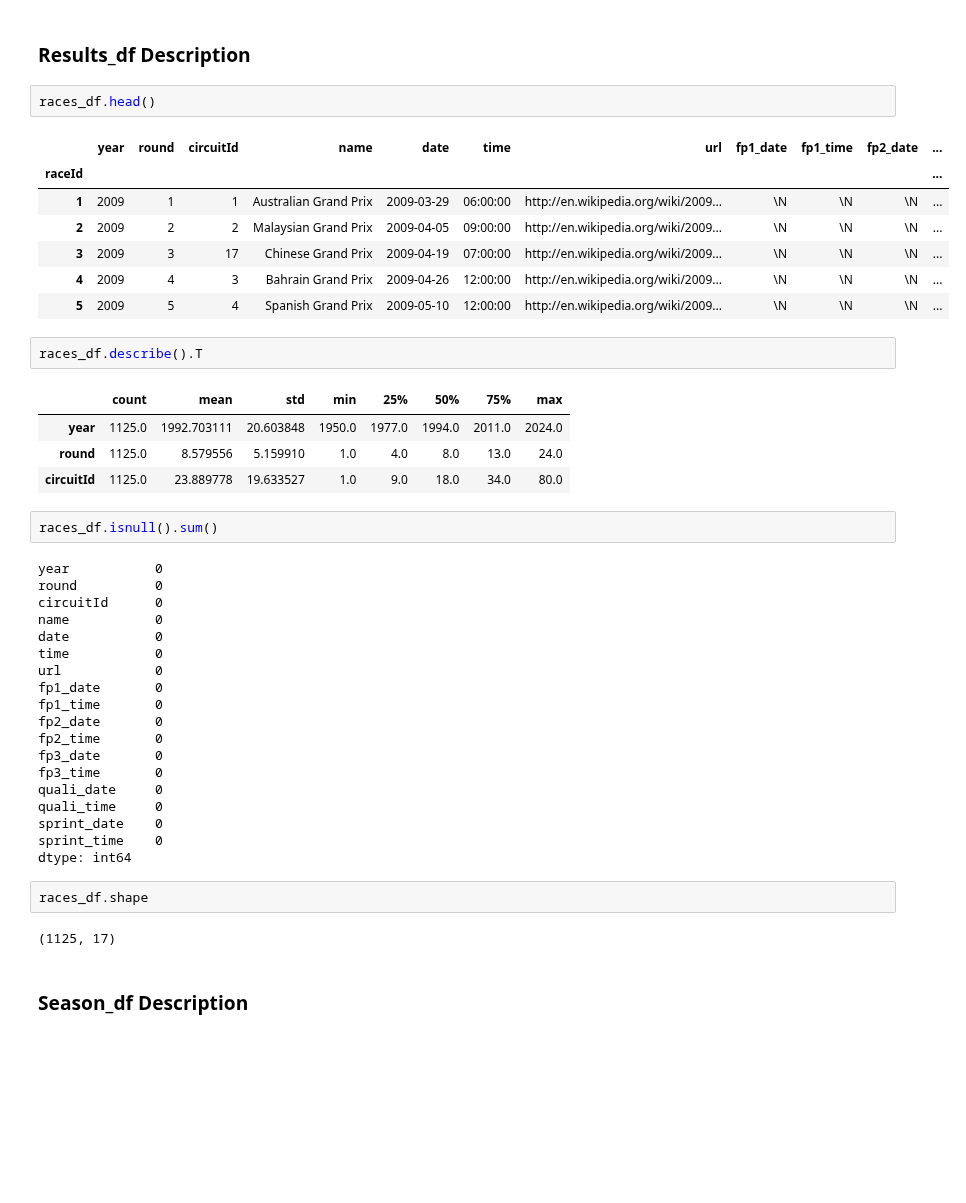
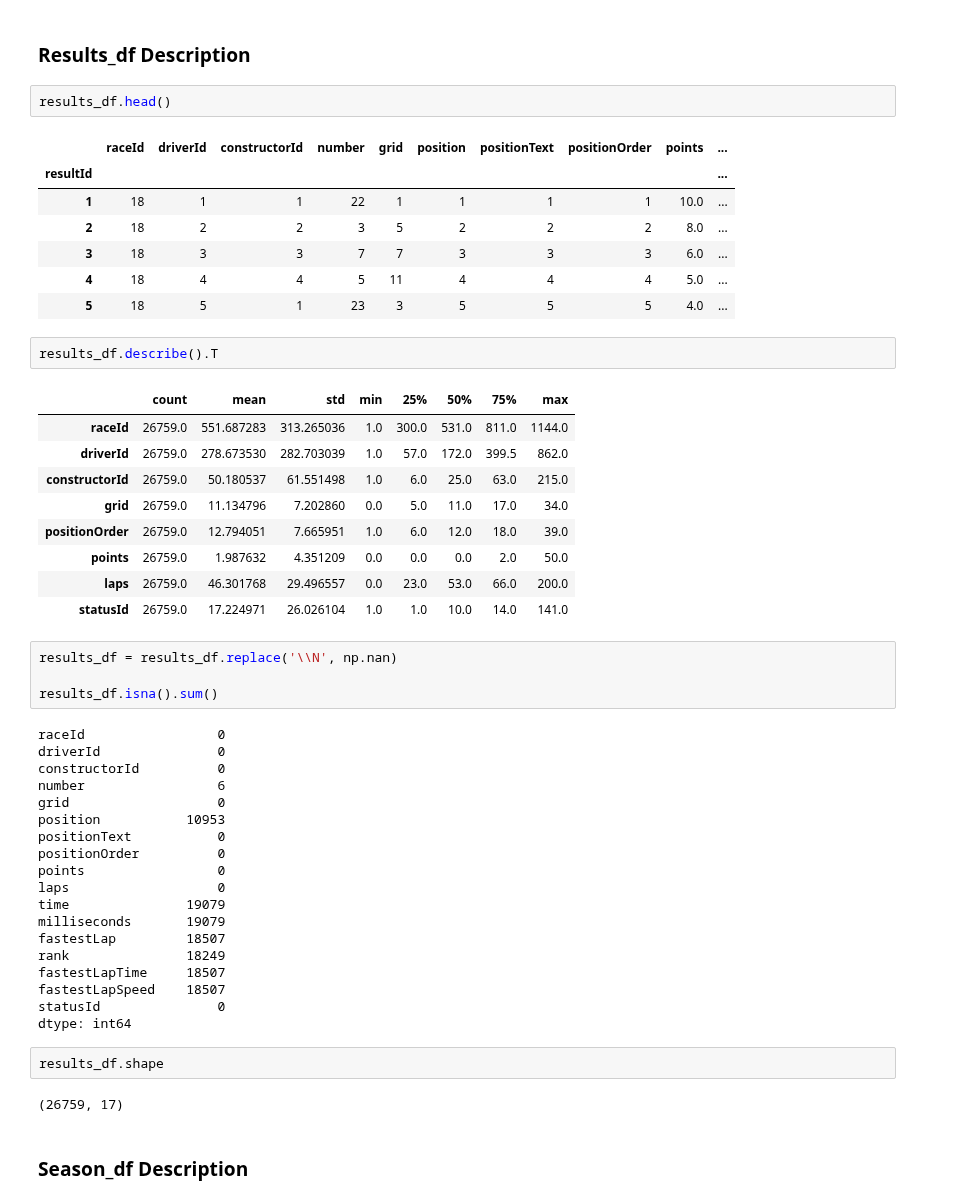
Before and after one commit to yesh-045/Data_Premier_League, a Jupyter notebook: notebooks/EDA.ipynb, the cells around one changed output. Saved outputs shown, nothing was run; the diff lists cells and outputs as text; blank space fills up the shorter version.

```diff
--- a/notebooks/EDA.ipynb
+++ b/notebooks/EDA.ipynb
@@ -193,47 +195,54 @@ races_df.shape
 # %% [markdown]
 ### Results_df Description
 # %%
-races_df.head()
+results_df.head()
 # %% [output]
-|  | year | round | circuitId | name | date | time | url | fp1_date | fp1_time | fp2_date | ... |
-| raceId |  |  |  |  |  |  |  |  |  |  | ... |
-| 1 | 2009 | 1 | 1 | Australian Grand Prix | 2009-03-29 | 06:00:00 | http://en.wikipedia.org/wiki/2009... | \N | \N | \N | ... |
-| 2 | 2009 | 2 | 2 | Malaysian Grand Prix | 2009-04-05 | 09:00:00 | http://en.wikipedia.org/wiki/2009... | \N | \N | \N | ... |
-| 3 | 2009 | 3 | 17 | Chinese Grand Prix | 2009-04-19 | 07:00:00 | http://en.wikipedia.org/wiki/2009... | \N | \N | \N | ... |
-| 4 | 2009 | 4 | 3 | Bahrain Grand Prix | 2009-04-26 | 12:00:00 | http://en.wikipedia.org/wiki/2009... | \N | \N | \N | ... |
-| 5 | 2009 | 5 | 4 | Spanish Grand Prix | 2009-05-10 | 12:00:00 | http://en.wikipedia.org/wiki/2009... | \N | \N | \N | ... |
+|  | raceId | driverId | constructorId | number | grid | position | positionText | positionOrder | points | ... |
+| resultId |  |  |  |  |  |  |  |  |  | ... |
+| 1 | 18 | 1 | 1 | 22 | 1 | 1 | 1 | 1 | 10.0 | ... |
+| 2 | 18 | 2 | 2 | 3 | 5 | 2 | 2 | 2 | 8.0 | ... |
+| 3 | 18 | 3 | 3 | 7 | 7 | 3 | 3 | 3 | 6.0 | ... |
+| 4 | 18 | 4 | 4 | 5 | 11 | 4 | 4 | 4 | 5.0 | ... |
+| 5 | 18 | 5 | 1 | 23 | 3 | 5 | 5 | 5 | 4.0 | ... |
 # %%
-races_df.describe().T
+results_df.describe().T
 # %% [output]
 |  | count | mean | std | min | 25% | 50% | 75% | max |
-| year | 1125.0 | 1992.703111 | 20.603848 | 1950.0 | 1977.0 | 1994.0 | 2011.0 | 2024.0 |
-| round | 1125.0 | 8.579556 | 5.159910 | 1.0 | 4.0 | 8.0 | 13.0 | 24.0 |
-| circuitId | 1125.0 | 23.889778 | 19.633527 | 1.0 | 9.0 | 18.0 | 34.0 | 80.0 |
+| raceId | 26759.0 | 551.687283 | 313.265036 | 1.0 | 300.0 | 531.0 | 811.0 | 1144.0 |
+| driverId | 26759.0 | 278.673530 | 282.703039 | 1.0 | 57.0 | 172.0 | 399.5 | 862.0 |
+| constructorId | 26759.0 | 50.180537 | 61.551498 | 1.0 | 6.0 | 25.0 | 63.0 | 215.0 |
+| grid | 26759.0 | 11.134796 | 7.202860 | 0.0 | 5.0 | 11.0 | 17.0 | 34.0 |
+| positionOrder | 26759.0 | 12.794051 | 7.665951 | 1.0 | 6.0 | 12.0 | 18.0 | 39.0 |
+| points | 26759.0 | 1.987632 | 4.351209 | 0.0 | 0.0 | 0.0 | 2.0 | 50.0 |
+| laps | 26759.0 | 46.301768 | 29.496557 | 0.0 | 23.0 | 53.0 | 66.0 | 200.0 |
+| statusId | 26759.0 | 17.224971 | 26.026104 | 1.0 | 1.0 | 10.0 | 14.0 | 141.0 |
-# %%
-races_df.isnull().sum()
-# %% [output]
-year           0
-round          0
-circuitId      0
-name           0
-date           0
-time           0
-url            0
-fp1_date       0
-fp1_time       0
-fp2_date       0
-fp2_time       0
-fp3_date       0
-fp3_time       0
-quali_date     0
-quali_time     0
-sprint_date    0
-sprint_time    0
-dtype: int64
+# %%
+results_df = results_df.replace('\\N', np.nan)
+
+results_df.isna().sum()
+# %% [output]
+raceId                 0
+driverId               0
+constructorId          0
+number                 6
+grid                   0
+position           10953
+positionText           0
+positionOrder          0
+points                 0
+laps                   0
+time               19079
+milliseconds       19079
+fastestLap         18507
+rank               18249
+fastestLapTime     18507
+fastestLapSpeed    18507
+statusId               0
+dtype: int64
 # %%
-races_df.shape
+results_df.shape
 # %% [output]
-(1125, 17)
+(26759, 17)
 # %% [markdown]
 ### Season_df Description
 # %%
```
Also changed, not shown: parts of 19 cells of this notebook.
